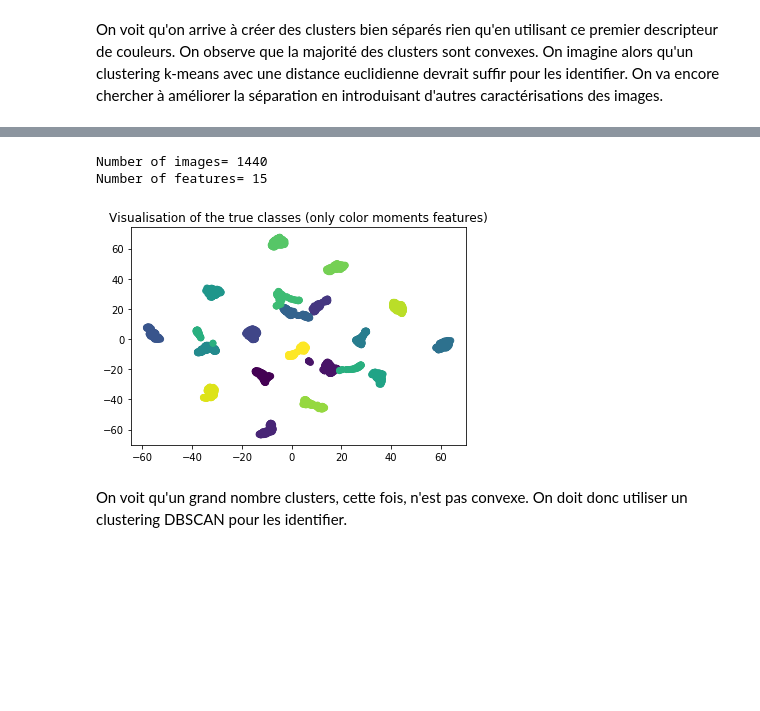
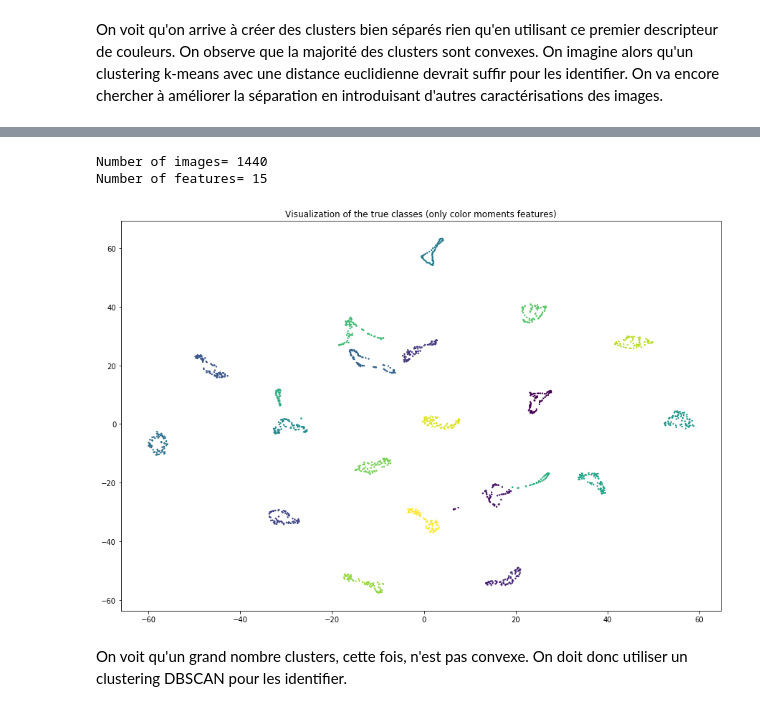
Before and after one commit to FirasAzzouz/Projet-S8, a Jupyter notebook: Descripteurs_de_couleurs.ipynb, the cells around one changed output, grey strips where cells are left out. Drawn from its saved outputs; the diff is of its cells as text; code cells hidden in the pictures; blank space fills up the shorter version.

```diff
--- a/Descripteurs_de_couleurs.ipynb
+++ b/Descripteurs_de_couleurs.ipynb
@@ -87,7 +87,6 @@ if __name__ == '__main__':
     n1=1 # First image (included)
     n2=21 # Last image (excluded)
     n_img=72 # number of images per object
-    n_clusters_=n2-n1 # number of objects
     color_space='hsv'
     bins=[4,4,4]
 
@@ -117,14 +116,14 @@ if __name__ == '__main__':
     print("\n")
 
 
-    # *********************Visualisation**********************
+    # *********************Visualization**********************
 
     X_norm = StandardScaler().fit_transform(X_all)
     X_embedded = TSNE(n_components=2).fit_transform(X_norm)
 
-    plt.figure()
-    plt.scatter(X_embedded[:,0],X_embedded[:,1],c=classes_true)
-    plt.title("Visualisation of the true classes (only color histogram)")
+    plt.figure(figsize=(15,10))
+    plt.scatter(X_embedded[:,0],X_embedded[:,1],c=classes_true,s=2)
+    plt.title("Visualization of the true classes (only color histogram)")
     plt.show()
 # %% [output]
 Number of images= 1440
@@ -148,7 +147,6 @@ if __name__ == '__main__':
     n1=1 # First image (included)
     n2=21 # Last image (excluded)
     n_img=72 # number of images per object
-    n_clusters_=n2-n1 # number of objects
     color_space='hsv'
     bins=[4,4,4]
 
@@ -157,37 +155,37 @@ if __name__ == '__main__':
     for i in range(0,n2-n1):
         classes_true=classes_true+[i]*n_img
     classes_true=np.array(classes_true)
 
 #     First, we regroup the images features in a single 2D-Array where each line is the feature vector of the image
     X_all=[]
     for i in range(n_img*(n2-n1)):
         X_all.append([])
     for i in range(n2-n1):
         for j in range(n_img):
             X=read_image_2(i+n1,j)
             # ********************Color_moments_features***********************
             moments_ftr=moments_calcul(X,color_space)
             X_all[n_img*i+j]=X_all[n_img*i+j]+[moments_ftr]
             X_all[n_img*i+j]=np.concatenate(X_all[n_img*i+j])
 
     X_all=np.array(X_all).astype(float)
     print("Number of images= "+ str(X_all.shape[0]))
     print("Number of features= "+ str(X_all.shape[1]))
     print("\n")
 
 
-    # *********************Visualisation**********************
+    # *********************Visualization**********************
 
     X_norm = StandardScaler().fit_transform(X_all)
     X_embedded = TSNE(n_components=2).fit_transform(X_norm)
 
-    plt.figure()
-    plt.scatter(X_embedded[:,0],X_embedded[:,1],c=classes_true)
-    plt.title("Visualisation of the true classes (only color moments features)")
+    plt.figure(figsize=(15,10))
+    plt.scatter(X_embedded[:,0],X_embedded[:,1],c=classes_true, s=2)
+    plt.title("Visualization of the true classes (only color moments features)")
     plt.show()
 # %% [output]
 Number of images= 1440
 Number of features= 15
-[figure, old version]
+[figure, new version]
 # %% [markdown]
 On voit qu'un grand nombre clusters, cette fois, n'est pas convexe. On doit donc utiliser un clustering DBSCAN pour les identifier.
```
Also changed, not shown: parts of 6 cells of this notebook.
